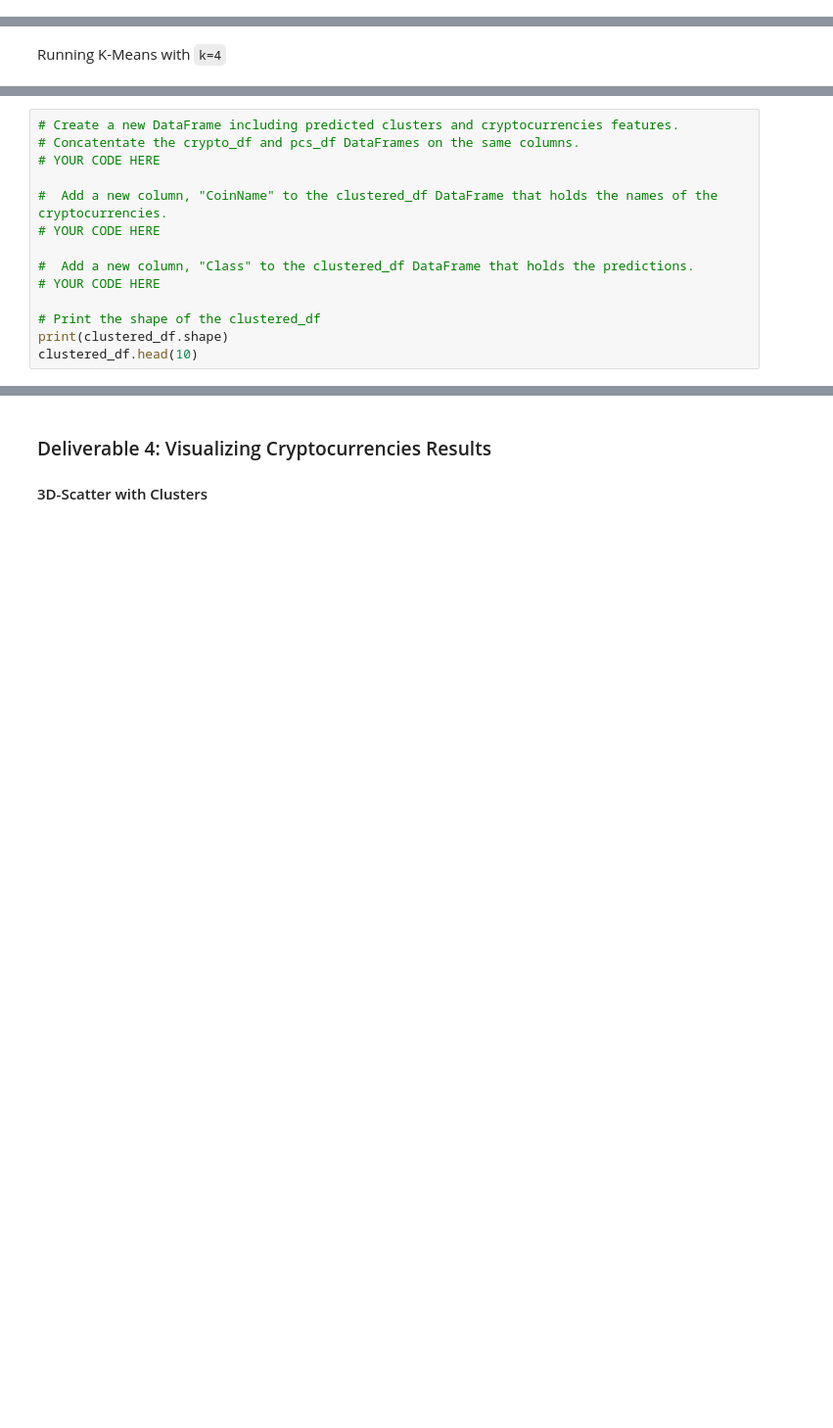
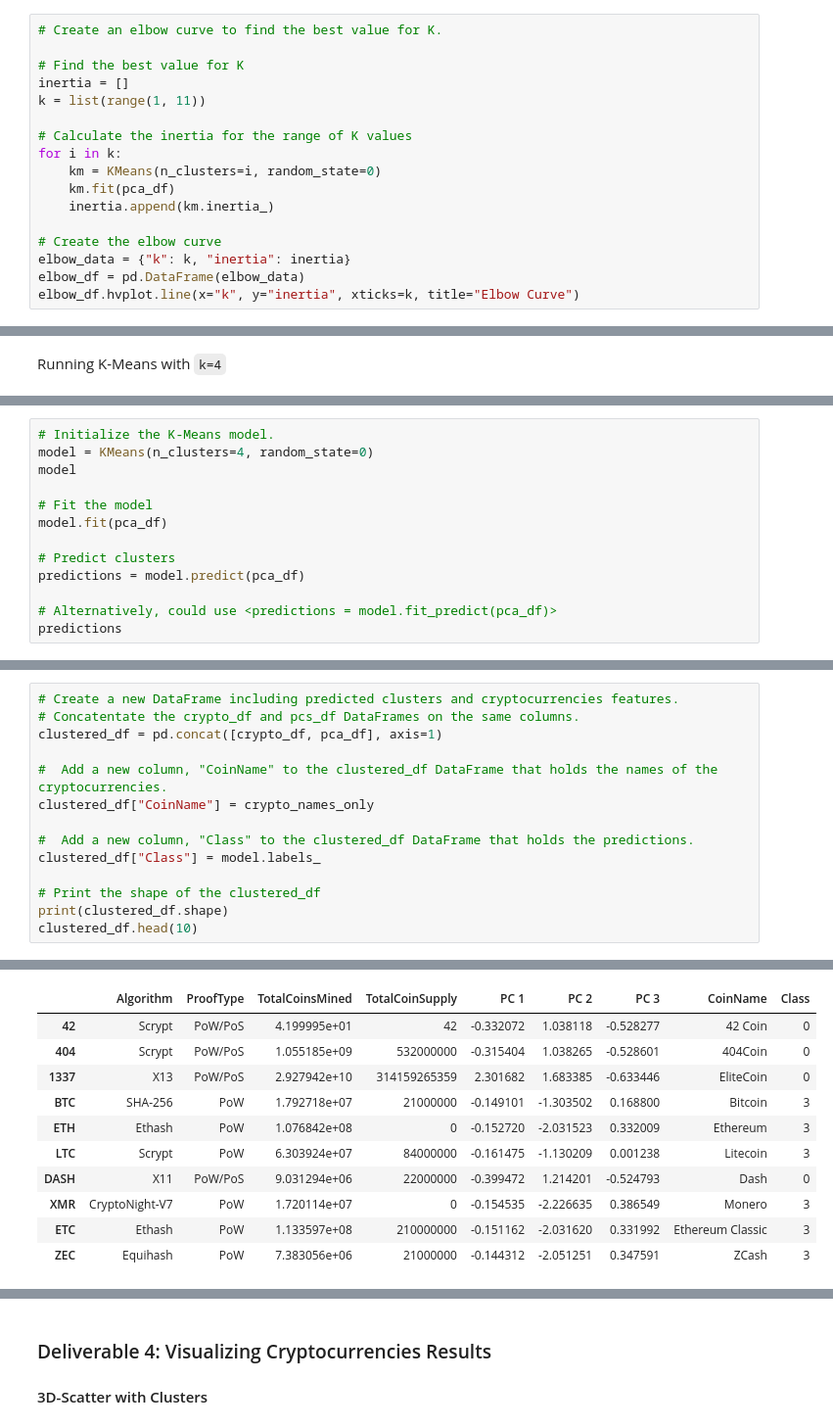
Before and after one commit to midwestbotanist/Cryptocurrencies, a Jupyter notebook: crypto_clustering.ipynb, the cells around one changed output, grey strips where cells are left out. Shown at 98% size. Cells and saved outputs as stored; diff of their text form; blank space fills up the shorter version.

```diff
--- a/crypto_clustering.ipynb
+++ b/crypto_clustering.ipynb
@@ -246,0 +231,17 @@ df_crypto_pca.head(10)
+# %%
+# Create an elbow curve to find the best value for K.
+
+# Find the best value for K
+inertia = []
+k = list(range(1, 11))
+
+# Calculate the inertia for the range of K values
+for i in k:
+    km = KMeans(n_clusters=i, random_state=0)
+    km.fit(pca_df)
+    inertia.append(km.inertia_)
+
+# Create the elbow curve
+elbow_data = {"k": k, "inertia": inertia}
+elbow_df = pd.DataFrame(elbow_data)
+elbow_df.hvplot.line(x="k", y="inertia", xticks=k, title="Elbow Curve")
@@ -257,0 +252,13 @@ Running K-Means with `k=4`
+# %%
+# Initialize the K-Means model.
+model = KMeans(n_clusters=4, random_state=0)
+model
+
+# Fit the model
+model.fit(pca_df)
+
+# Predict clusters
+predictions = model.predict(pca_df)
+
+# Alternatively, could use <predictions = model.fit_predict(pca_df)>
+predictions
@@ -258,13 +283,13 @@ Running K-Means with `k=4`
 # %%
 # Create a new DataFrame including predicted clusters and cryptocurrencies features.
 # Concatentate the crypto_df and pcs_df DataFrames on the same columns.
-# YOUR CODE HERE
+clustered_df = pd.concat([crypto_df, pca_df], axis=1)
 
 #  Add a new column, "CoinName" to the clustered_df DataFrame that holds the names of the cryptocurrencies.
-# YOUR CODE HERE
+clustered_df["CoinName"] = crypto_names_only
 
 #  Add a new column, "Class" to the clustered_df DataFrame that holds the predictions.
-# YOUR CODE HERE
+clustered_df["Class"] = model.labels_
 
 # Print the shape of the clustered_df
 print(clustered_df.shape)
@@ -273,0 +299,11 @@ NameError: name 'clustered_df' is not defined
+|  | Algorithm | ProofType | TotalCoinsMined | TotalCoinSupply | PC 1 | PC 2 | PC 3 | CoinName | Class |
+| 42 | Scrypt | PoW/PoS | 4.199995e+01 | 42 | -0.332072 | 1.038118 | -0.528277 | 42 Coin | 0 |
+| 404 | Scrypt | PoW/PoS | 1.055185e+09 | 532000000 | -0.315404 | 1.038265 | -0.528601 | 404Coin | 0 |
+| 1337 | X13 | PoW/PoS | 2.927942e+10 | 314159265359 | 2.301682 | 1.683385 | -0.633446 | EliteCoin | 0 |
+| BTC | SHA-256 | PoW | 1.792718e+07 | 21000000 | -0.149101 | -1.303502 | 0.168800 | Bitcoin | 3 |
+| ETH | Ethash | PoW | 1.076842e+08 | 0 | -0.152720 | -2.031523 | 0.332009 | Ethereum | 3 |
+| LTC | Scrypt | PoW | 6.303924e+07 | 84000000 | -0.161475 | -1.130209 | 0.001238 | Litecoin | 3 |
+| DASH | X11 | PoW/PoS | 9.031294e+06 | 22000000 | -0.399472 | 1.214201 | -0.524793 | Dash | 0 |
+| XMR | CryptoNight-V7 | PoW | 1.720114e+07 | 0 | -0.154535 | -2.226635 | 0.386549 | Monero | 3 |
+| ETC | Ethash | PoW | 1.133597e+08 | 210000000 | -0.151162 | -2.031620 | 0.331992 | Ethereum Classic | 3 |
+| ZEC | Equihash | PoW | 7.383056e+06 | 21000000 | -0.144312 | -2.051251 | 0.347591 | ZCash | 3 |
```
Also changed, not shown: parts of 29 cells of this notebook.
